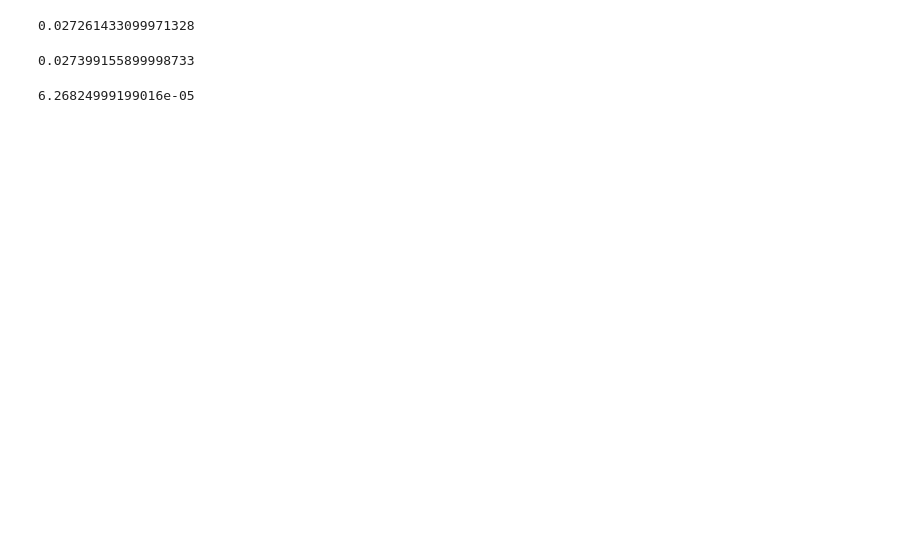
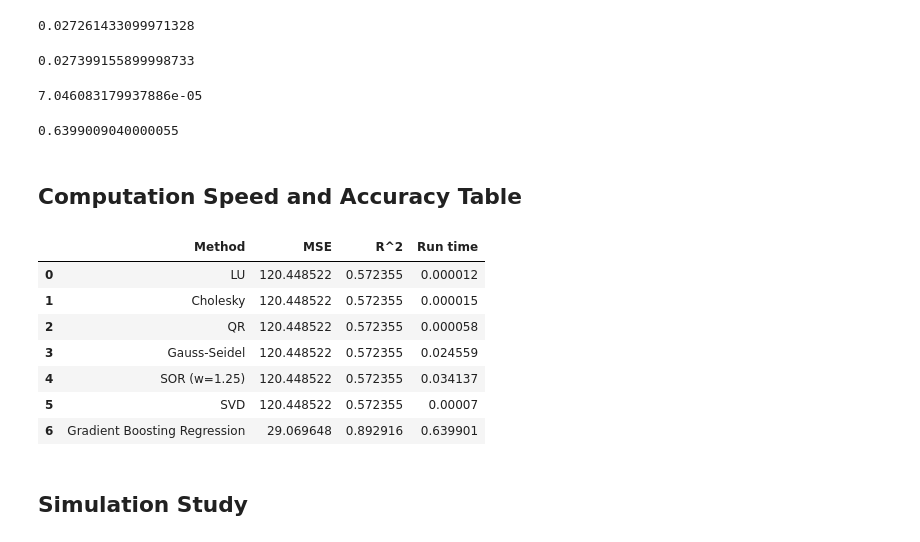
Before and after one commit to CYoung73/STA141C-Final-Project, a Jupyter notebook: STA141C_Project_Work.ipynb, the cells around one changed output. Drawn from its saved outputs; the diff is of its cells as text; code cells hidden in the pictures; blank space fills up the shorter version.

```diff
--- a/STA141C_Project_Work.ipynb
+++ b/STA141C_Project_Work.ipynb
@@ -529,5 +603,5 @@ mean_cho
 # %%
 # QR
-mean_qr= speedTest(QR, A, b, n=1000)
+mean_qr= speedTest(QR, A, b, n=1_000_000)
 mean_qr
 # %% [output]
@@ -582,7 +656,41 @@ mean_sor_175
 0.027399155899998733
 # %%
 # SVD
-mean_svd = speedTest(SVD, A, b, n=1000)
+mean_svd = speedTest(SVD, A, b, n=1_000_000)
 mean_svd
 # %% [output]
-6.26824999199016e-05
+7.046083179937886e-05
+# %%
+# GBR
+mean_gbd = speedTest(GBR, A, b, n=100)
+mean_gbd
+# %% [output]
+0.6399009040000055
+# %% [markdown]
+## Computation Speed and Accuracy Table
+# %%
+method_coef = [coef_lu, coef_cho, coef_qr, coef_gauss, coef_sor, coef_svd]
+
+mses = [predict_score(coef, X_test, Y_test, X_train)['MSE'] for coef in method_coef] + [GBR(A, b)['MSE']]
+
+r2s = [predict_score(coef, X_test, Y_test, X_train)['R2'] for coef in method_coef] + [GBR(A, b)['R2']]
+
+comp_times = [mean_lu, mean_cho, mean_qr, mean_gauss, mean_sor_125, mean_svd, mean_gbd]
+
+column_names = ['LU', 'Cholesky', 'QR', 'Gauss-Seidel', 'SOR (w=1.25)', 'SVD', 'Gradient Boosting Regression']
+# %%
+df_comp = pd.DataFrame(
+    data = [column_names, mses, r2s, comp_times]
+).T
+df_comp.rename(columns = {0: 'Method', 1: 'MSE', 2:'R^2', 3:'Run time'})
+# %% [output]
+|  | Method | MSE | R^2 | Run time |
+| 0 | LU | 120.448522 | 0.572355 | 0.000012 |
+| 1 | Cholesky | 120.448522 | 0.572355 | 0.000015 |
+| 2 | QR | 120.448522 | 0.572355 | 0.000058 |
+| 3 | Gauss-Seidel | 120.448522 | 0.572355 | 0.024559 |
+| 4 | SOR (w=1.25) | 120.448522 | 0.572355 | 0.034137 |
+| 5 | SVD | 120.448522 | 0.572355 | 0.00007 |
+| 6 | Gradient Boosting Regression | 29.069648 | 0.892916 | 0.639901 |
+# %% [markdown]
+## Simulation Study
```
Also changed, not shown: parts of 24 cells of this notebook.
